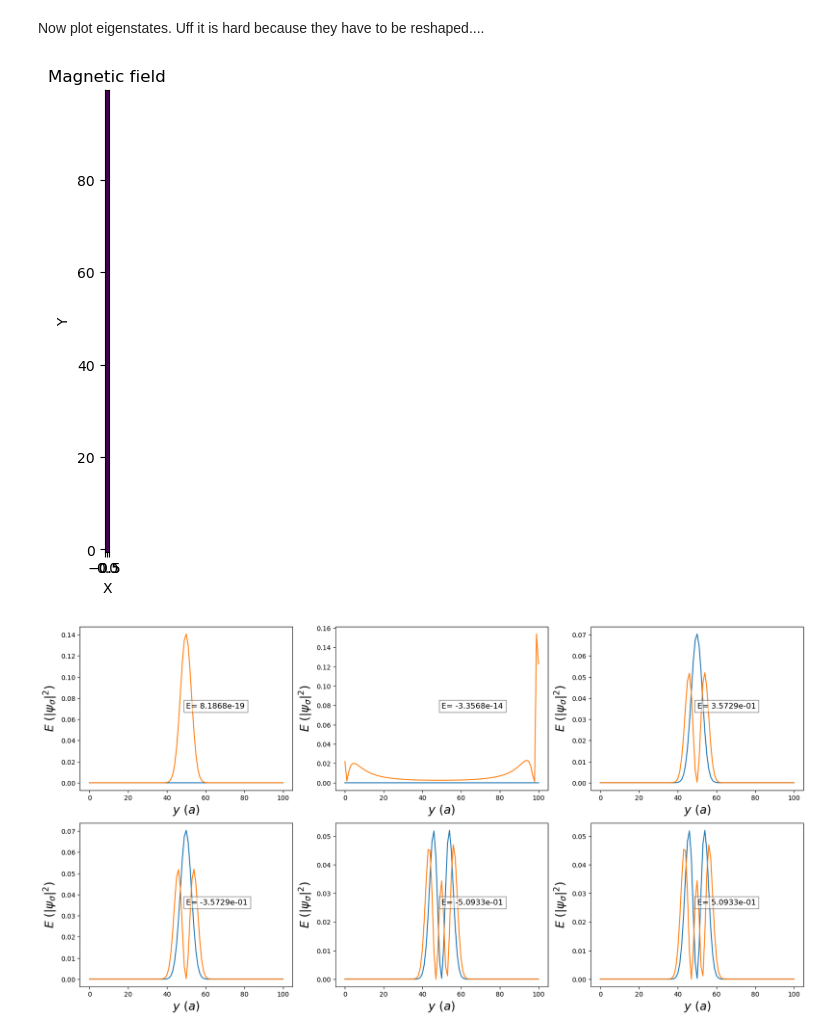
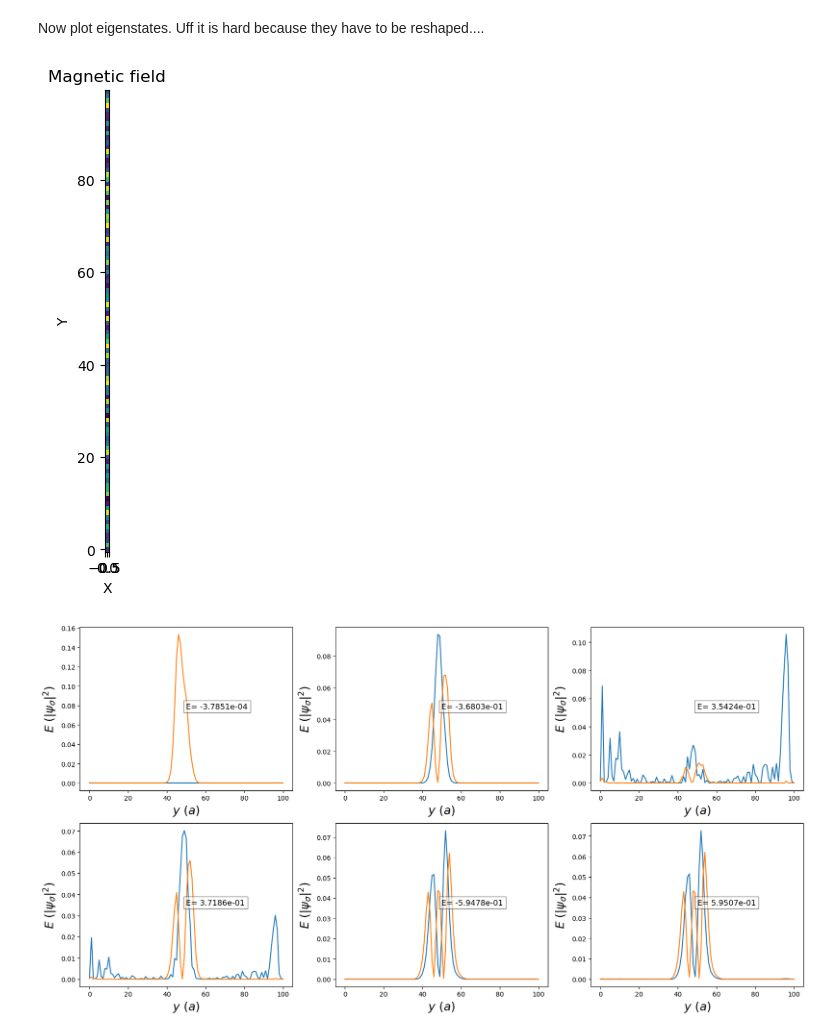
Before and after one commit to adonvel/tangent-magnetic-field, a Jupyter notebook: ribbon_debug.ipynb, the cells around one changed output. Saved outputs shown, nothing was run; the diff lists cells and outputs as text; code cells hidden in the pictures.

```diff
--- a/ribbon_debug.ipynb
+++ b/ribbon_debug.ipynb
@@ -299,8 +299,8 @@ a_e, a_n = mb.vector_potential(Lx,Ly,fluxes, gauge = "Landau")
 parameters = dict(
     Lx = Lx,
     Ly = Ly,
-    theta_top = pi,
-    theta_bot = pi,
+    theta_top = pi/2,
+    theta_bot = pi/2,
     a_e = a_e,
     a_n = a_n,
     mass = 0
@@ -415,7 +415,7 @@ Lx = 1
 Ly = 100
 #fluxes = 0*np.random.rand(Ly,Lx)/1000
 quanta = 1
-noise = 0
+noise = 30
 fluxes = quanta*2*pi/(Lx*Ly)*np.ones((Ly,Lx)) + noise*(np.random.rand(Ly,Lx)-0.5)/(Lx*Ly)
 fluxes = fluxes - (np.sum(fluxes)-2*pi*quanta)/(Lx*Ly)
 
@@ -425,41 +425,41 @@ a_e, a_n = mb.vector_potential(Lx,Ly,fluxes, gauge = "Landau")
 parameters = dict(
     Lx = Lx,
     Ly = Ly,
-    theta_top = pi,
-    theta_bot = pi,
+    theta_top = pi/2,
+    theta_bot = pi/2,
     a_e = a_e,
     a_n = a_n,
     mass = 0,
     kx = 0.01
 )
 
 nbands = 22
 energies, states, idx = make_states(parameters,number_of_bands = nbands)
 
 #PLOT
 fig, axs = plt.subplots(2, 3, figsize=(20, 10))
 axs = axs.flatten()
 number_of_bands = 6
 for i in range(number_of_bands):
     probability_density  = np.sum(np.abs((states[i]))**2,axis = 0)
     spin_up_density  = np.abs((states[i,0]))**2
     spin_down_density  = np.abs((states[i,1]))**2
 
     axs[i].plot(spin_up_density, c = "C0")
     axs[i].plot(spin_down_density, c = "C1")
     # axs[i].plot(np.arange(Ly-3),  spin_up_density[2:-2], c = "C0")
     # axs[i].scatter(np.arange(Ly-3),  spin_up_density[2:-2], c = "C0")
     # axs[i].plot(np.arange(Ly-3),  spin_down_density[2:-2], c = "C1")
     # axs[i].scatter(np.arange(Ly-3),  spin_down_density[2:-2], c = "C1")
     axs[i].set_ylabel(r"$E$ $(|\psi_\sigma|^2)$",fontsize = 18)
     axs[i].set_xlabel(r"$y$ $(a)$",fontsize = 18)
 
     formatted_number = f"{energies[i]:.4e}"
     axs[i].text(0.5, 0.5, "E= "+str(formatted_number), transform=axs[i].transAxes,
             fontsize=12, bbox=dict(facecolor='white', alpha=0.5))
 # %% [output]
-[figure, old version]
+[figure, new version]
-[figure, old version]
+[figure, new version]
 # %%
 # Lx = 1
 # Ly = 25
```
Also changed, not shown: parts of 3 cells of this notebook, 2 other files.
